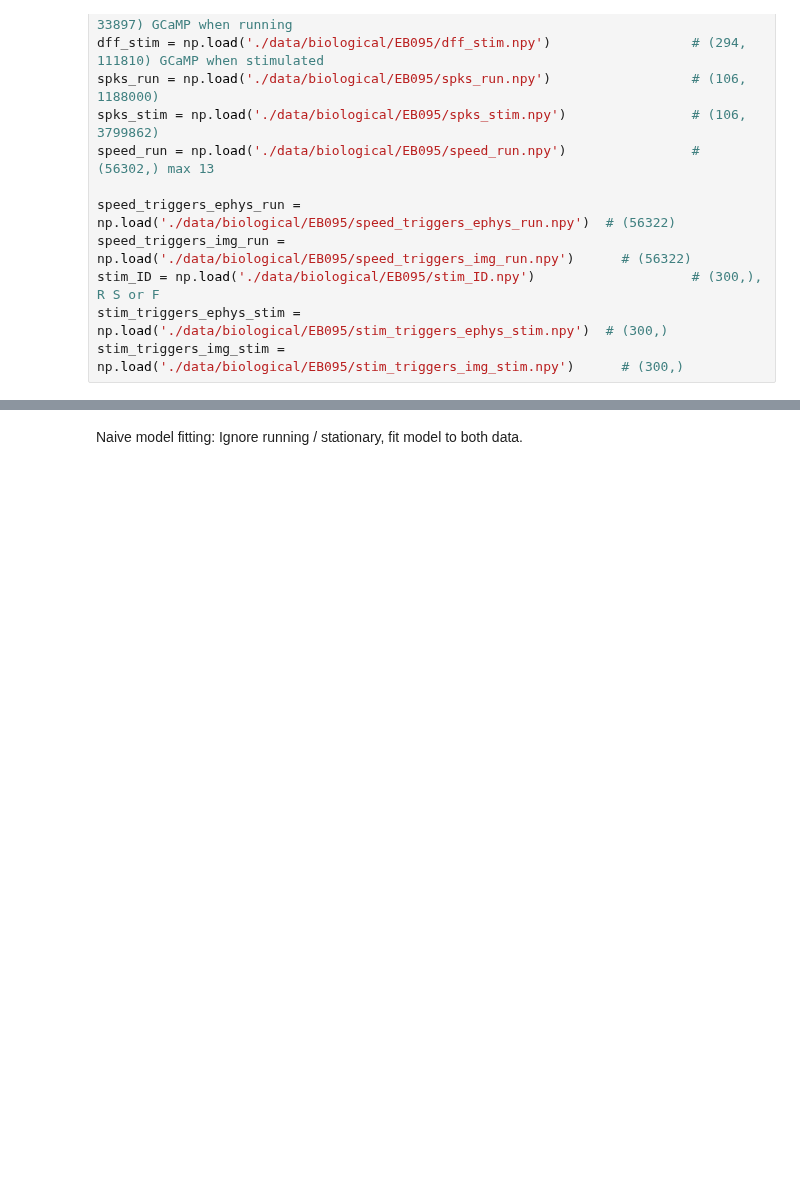
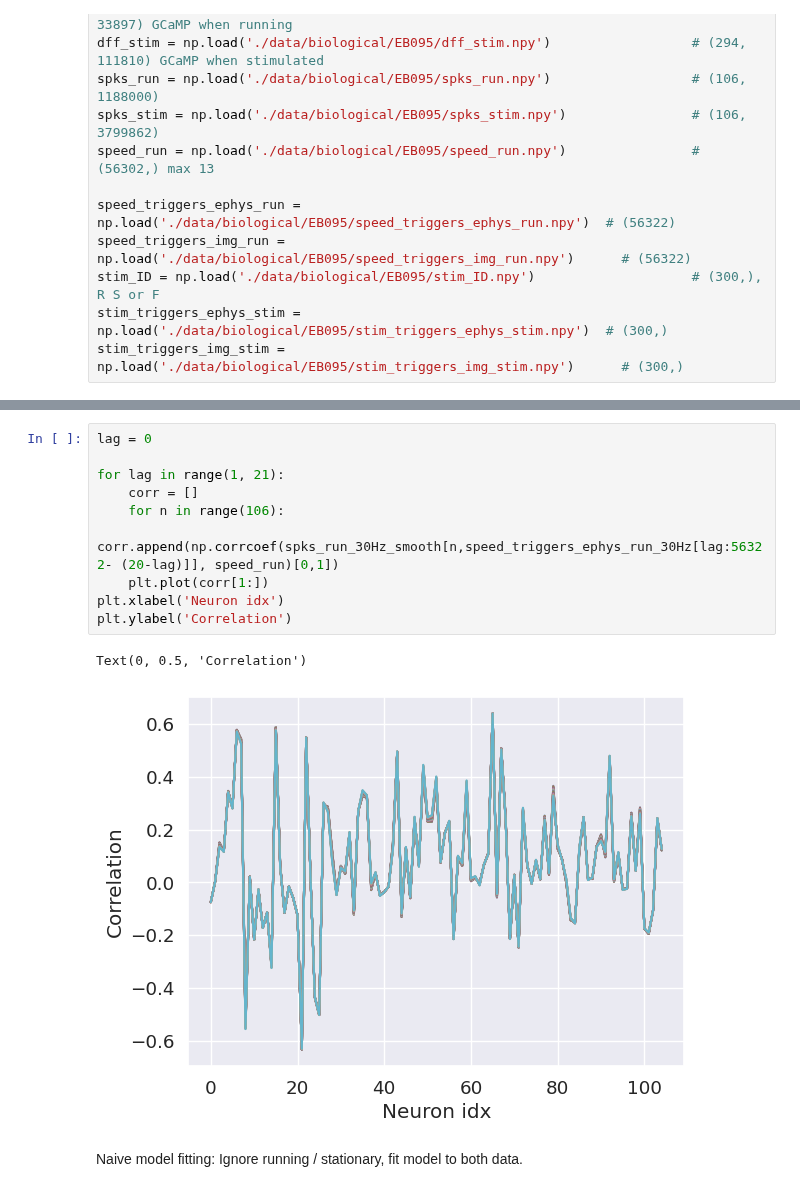
Before and after one commit to cngzlsh/approx_brain, a Jupyter notebook: EB095_tests.ipynb, the cells around one changed output, grey strips where cells are left out. Drawn from its saved outputs; the diff is of its cells as text; blank space fills up the shorter version.

Commit message:
correlation test;

```diff
--- a/EB095_tests.ipynb
+++ b/EB095_tests.ipynb
@@ -66,3 +91,16 @@ array([3829245, 3849633, 3860027, 3870436, 3880863, 3891287, 3901697,
+# %%
+lag = 0
+
+for lag in range(1, 21):
+    corr = []
+    for n in range(106):
+        corr.append(np.corrcoef(spks_run_30Hz_smooth[n,speed_triggers_ephys_run_30Hz[lag:56322- (20-lag)]], speed_run)[0,1])
+    plt.plot(corr[1:])
+plt.xlabel('Neuron idx')
+plt.ylabel('Correlation')
+# %% [output]
+Text(0, 0.5, 'Correlation')
+[figure, added]
 # %% [markdown]
 Naive model fitting:
 Ignore running / stationary, fit model to both data.
```
Also changed, not shown: parts of 9 cells of this notebook.
